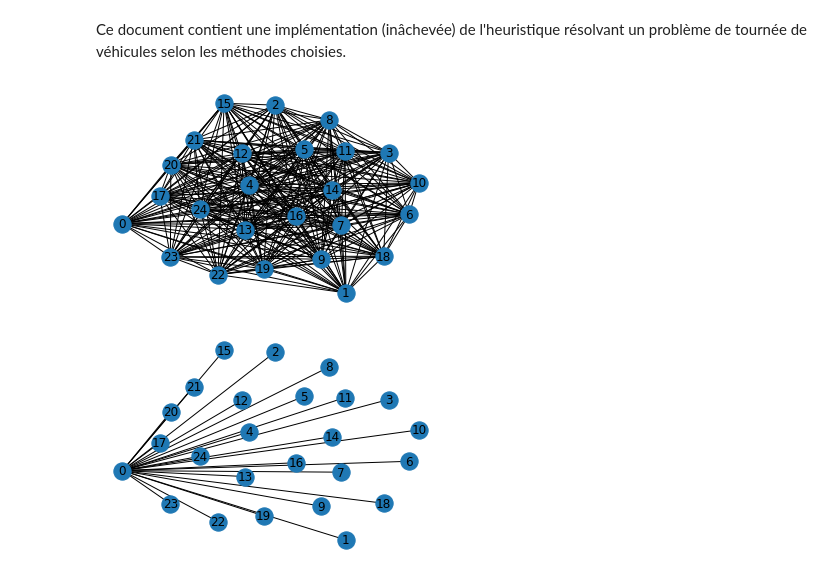
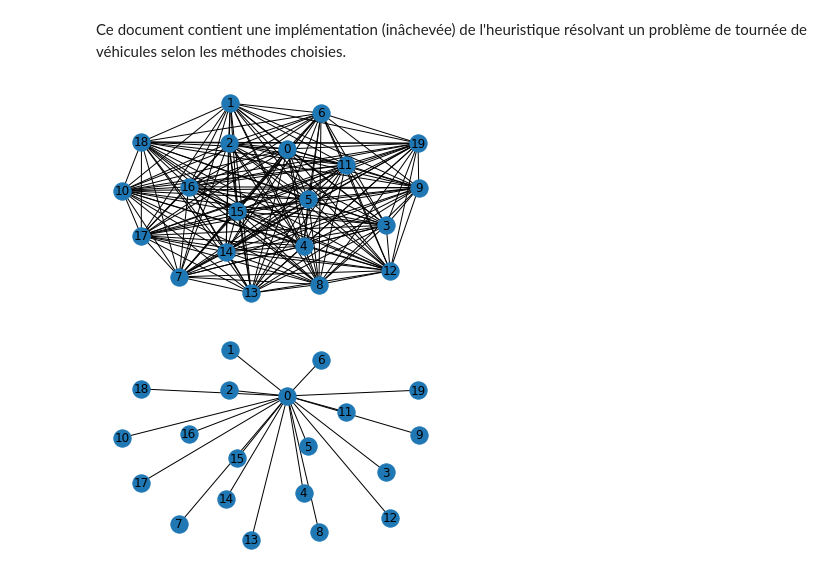
Before and after one commit to HugoLeBoennec/projetData, a Jupyter notebook: Résolution Test.ipynb, the cells around one changed output. Drawn from its saved outputs; the diff is of its cells as text; code cells hidden in the pictures.

```diff
--- a/Résolution Test.ipynb
+++ b/Résolution Test.ipynb
@@ -8,35 +8,35 @@ import math
 import random
 
 random.seed()
 
 %matplotlib inline
 
 # Création du graphe
 graph = nx.Graph()
 
 # Ajout des noeuds
-for i in range(25):
+for i in range(20):
     graph.add_node(i)
 
 # Ajout des côtés (avec leur coûts)
 for n in graph.nodes:
     for m in graph.nodes:
         if n == m:
             continue
         graph.add_edge(n, m, weight=random.uniform(0.5, 4.0))
 
 # Positionnement du layout
 pos = nx.spring_layout(graph)
 
 # Dessin du graphe
 nx.draw_networkx_nodes(graph, pos)
 nx.draw_networkx_edges(graph, pos)
 nx.draw_networkx_labels(graph, pos)
 
 plt.axis('off')
 plt.show()
 # %% [output]
-[figure, old version]
+[figure, new version]
 # %%
 import copy
 
@@ -59,7 +59,7 @@ nx.draw_networkx_labels(init, pos)
 plt.axis('off')
 plt.show()
 # %% [output]
-[figure, old version]
+[figure, new version]
 # %%
 import operator
 
```
Also changed, not shown: parts of 1 cell of this notebook.
